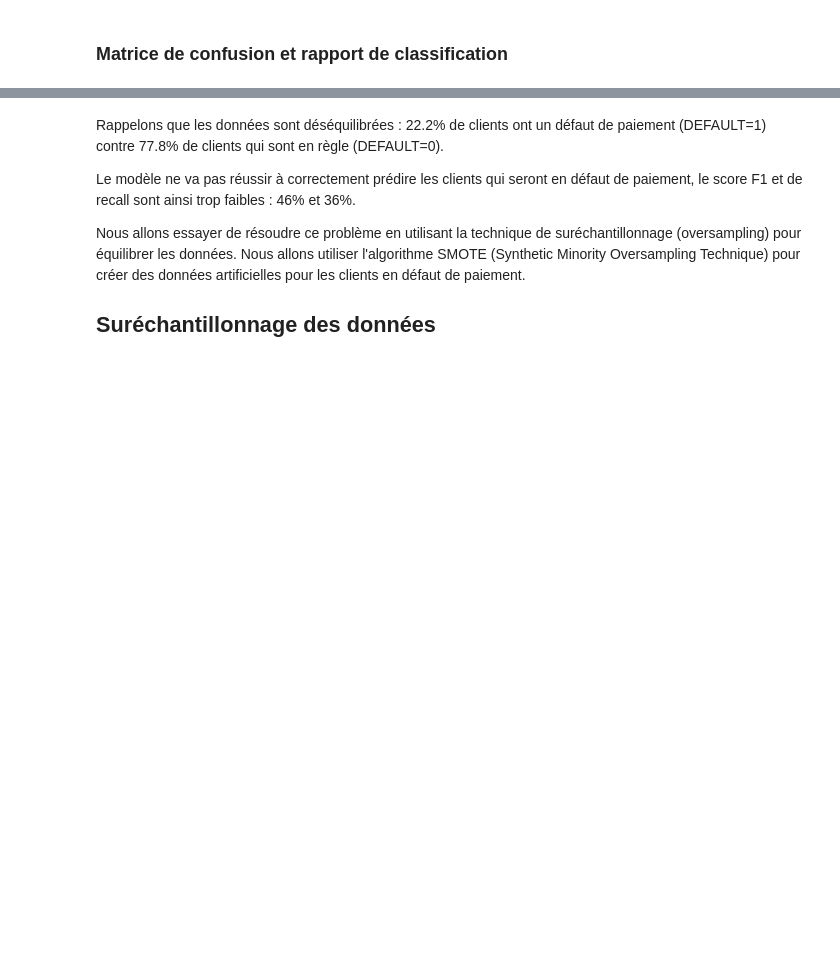
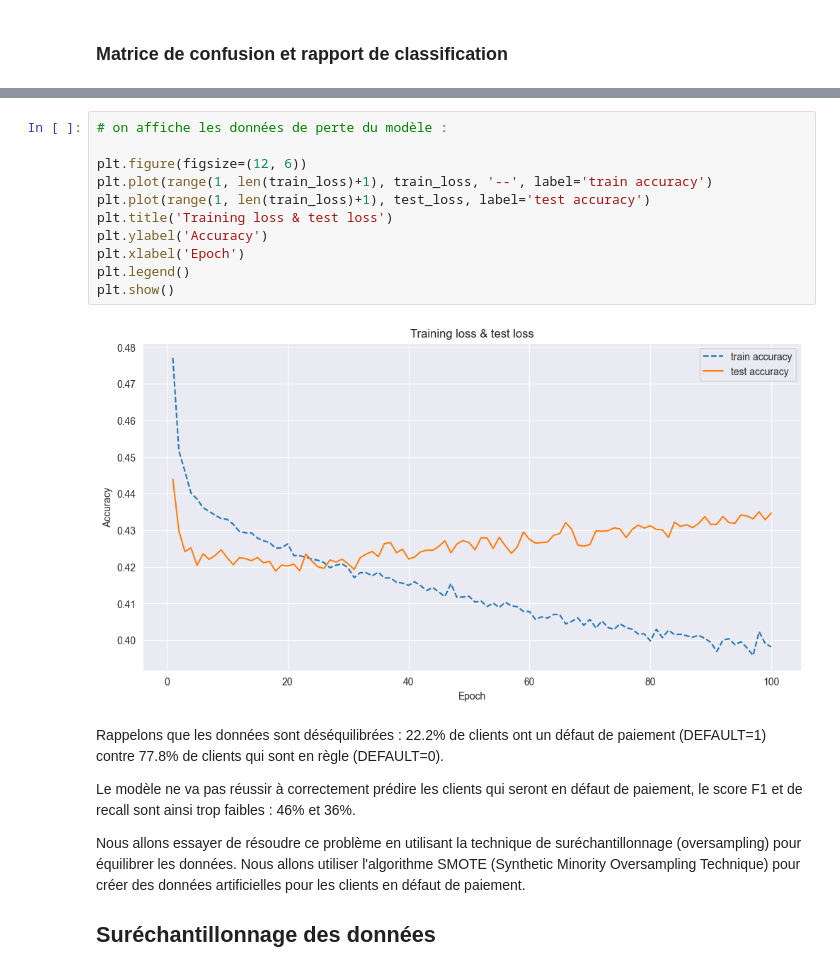
Before and after one commit to Alhern/defaults_prediction, a Jupyter notebook: credit_default.ipynb, the cells around one changed output, grey strips where cells are left out. Cells and saved outputs as stored; diff of their text form; blank space fills up the shorter version.

```diff
--- a/credit_default.ipynb
+++ b/credit_default.ipynb
@@ -711,3 +712,16 @@ plt.show()
+# %%
+# on affiche les données de perte du modèle :
+
+plt.figure(figsize=(12, 6))
+plt.plot(range(1, len(train_loss)+1), train_loss, '--', label='train accuracy')
+plt.plot(range(1, len(train_loss)+1), test_loss, label='test accuracy')
+plt.title('Training loss & test loss')
+plt.ylabel('Accuracy')
+plt.xlabel('Epoch')
+plt.legend()
+plt.show()
+# %% [output]
+[figure, added]
 # %% [markdown]
 Rappelons que les données sont déséquilibrées : 22.2% de clients ont un défaut de paiement (DEFAULT=1) contre 77.8% de clients qui sont en règle (DEFAULT=0).
 
```
Also changed, not shown: parts of 31 cells of this notebook.
